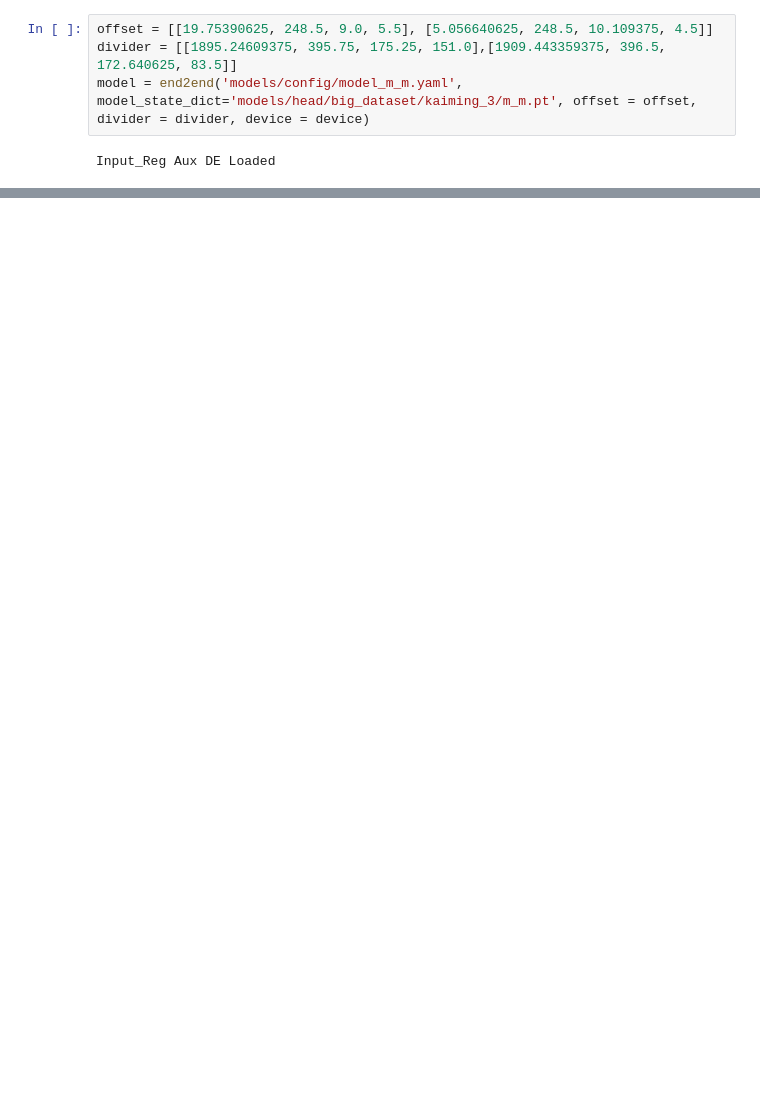
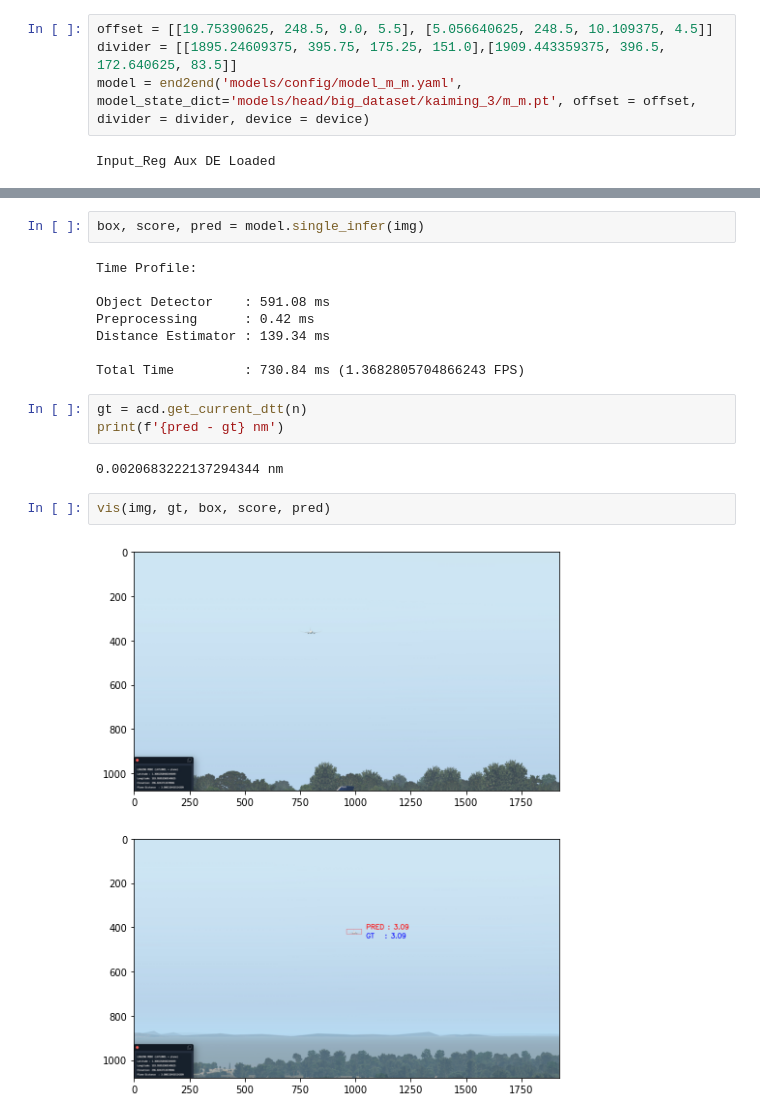
Before and after one commit to gjamesgoenawan/deep-dtt-estimation, a Jupyter notebook: modeling_end2end.ipynb, the cells around one changed output, grey strips where cells are left out. Cells and saved outputs as stored; diff of their text form; blank space fills up the shorter version.

```diff
--- a/modeling_end2end.ipynb
+++ b/modeling_end2end.ipynb
@@ -52,0 +35,19 @@ SyntaxError: invalid character '“' (U+201C) (2442112310.py, line 1)
+# %%
+box, score, pred = model.single_infer(img)
+# %% [output]
+Time Profile:
+
+Object Detector    : 591.08 ms
+Preprocessing      : 0.42 ms
+Distance Estimator : 139.34 ms
+
+Total Time         : 730.84 ms (1.3682805704866243 FPS)
+# %%
+gt = acd.get_current_dtt(n)
+print(f'{pred - gt} nm')
+# %% [output]
+0.0020683222137294344 nm
+# %%
+vis(img, gt, box, score, pred)
+# %% [output]
+[figure, added]
```
Also changed, not shown: parts of 8 cells of this notebook, 1 other file.
